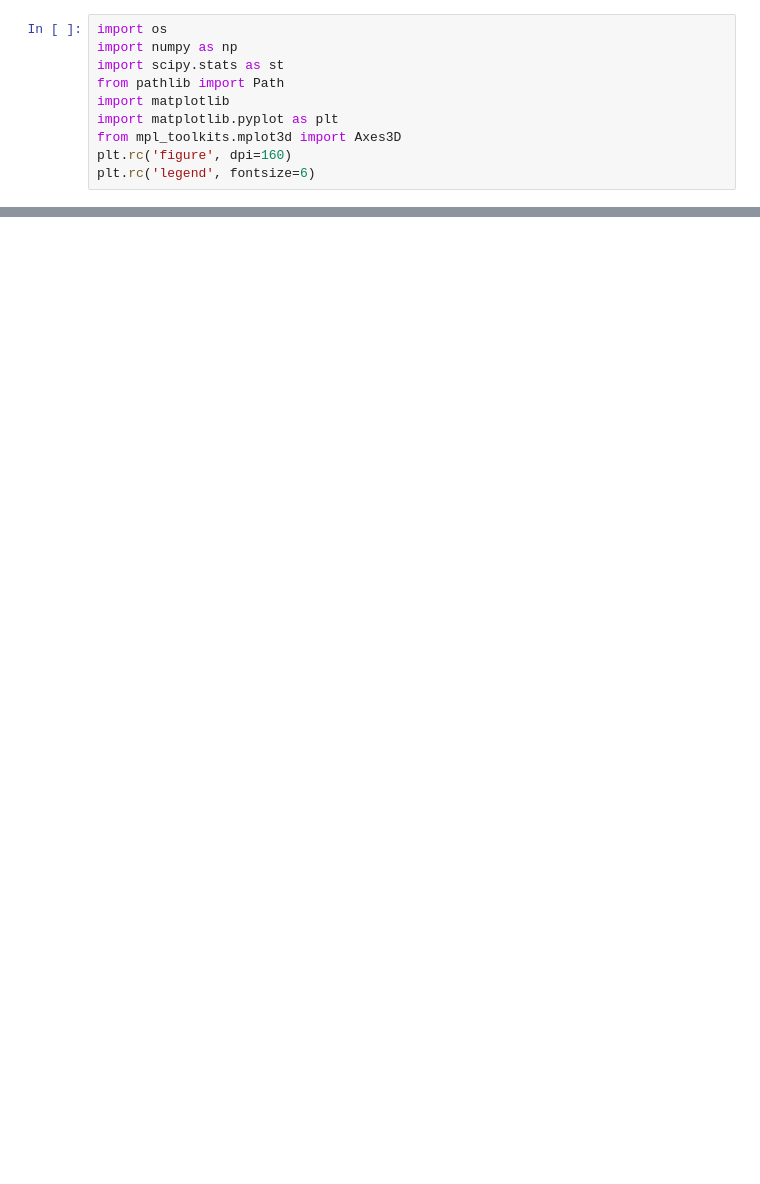
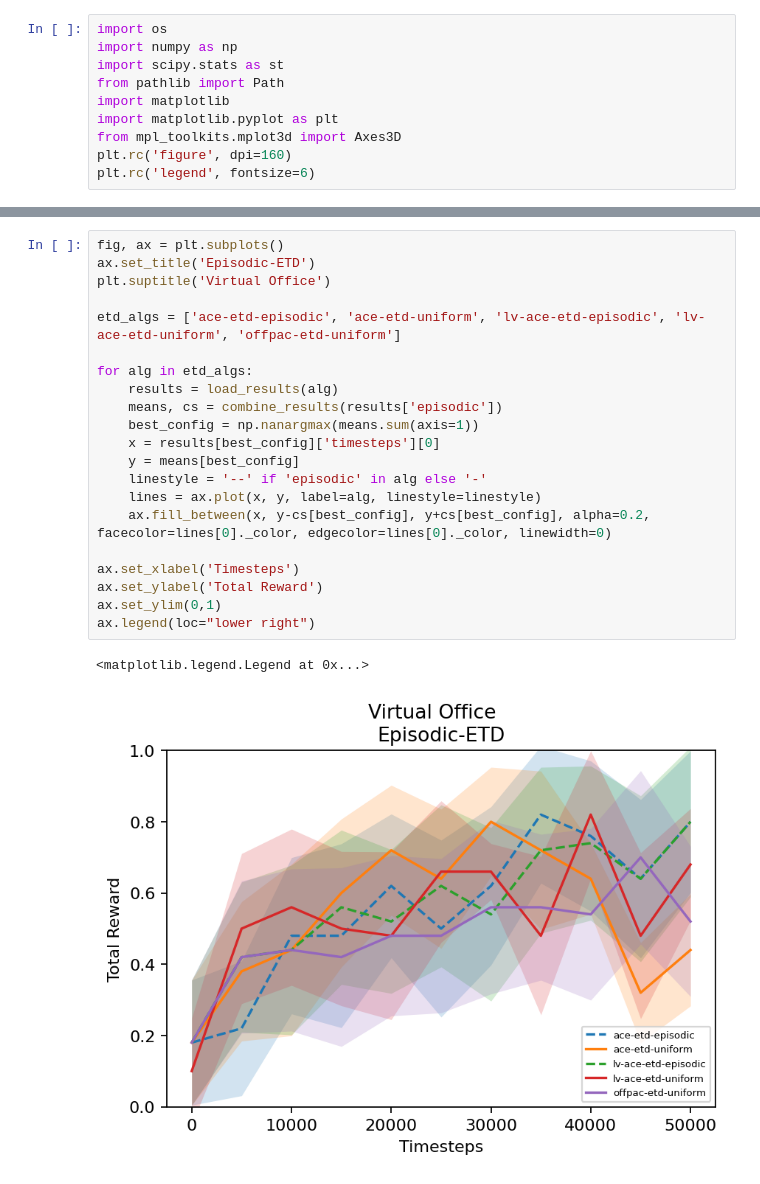
Before and after one commit to gravesec/actor-critic-with-emphatic-weightings, a Jupyter notebook: virtual-office.ipynb, the cells around one changed output, grey strips where cells are left out. Saved outputs shown, nothing was run; the diff lists cells and outputs as text; blank space fills up the shorter version.

Commit message:
Add plotting code for virtual office results.

```diff
--- a/virtual-office.ipynb
+++ b/virtual-office.ipynb
@@ -36,0 +45,24 @@ def average_results(performance_memmap):
+# %%
+fig, ax = plt.subplots()
+ax.set_title('Episodic-ETD')
+plt.suptitle('Virtual Office')
+
+etd_algs = ['ace-etd-episodic', 'ace-etd-uniform', 'lv-ace-etd-episodic', 'lv-ace-etd-uniform', 'offpac-etd-uniform']
+
+for alg in etd_algs:
+    results = load_results(alg)
+    means, cs = combine_results(results['episodic'])
+    best_config = np.nanargmax(means.sum(axis=1))
+    x = results[best_config]['timesteps'][0]
+    y = means[best_config]
+    linestyle = '--' if 'episodic' in alg else '-'
+    lines = ax.plot(x, y, label=alg, linestyle=linestyle)
+    ax.fill_between(x, y-cs[best_config], y+cs[best_config], alpha=0.2, facecolor=lines[0]._color, edgecolor=lines[0]._color, linewidth=0)
+
+ax.set_xlabel('Timesteps')
+ax.set_ylabel('Total Reward')
+ax.set_ylim(0,1)
+ax.legend(loc="lower right")
+# %% [output]
+<matplotlib.legend.Legend at 0x...>
+[figure, added]
```
Also changed, not shown: parts of 25 cells of this notebook.
